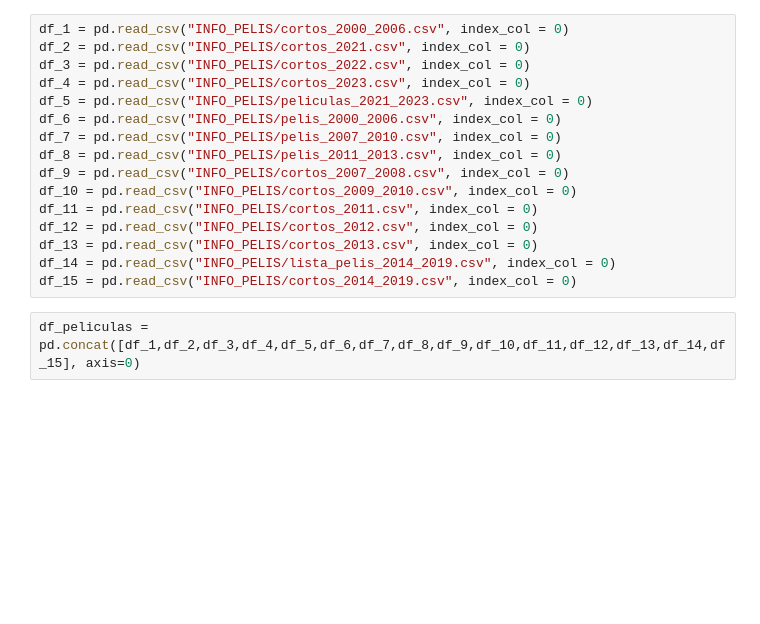
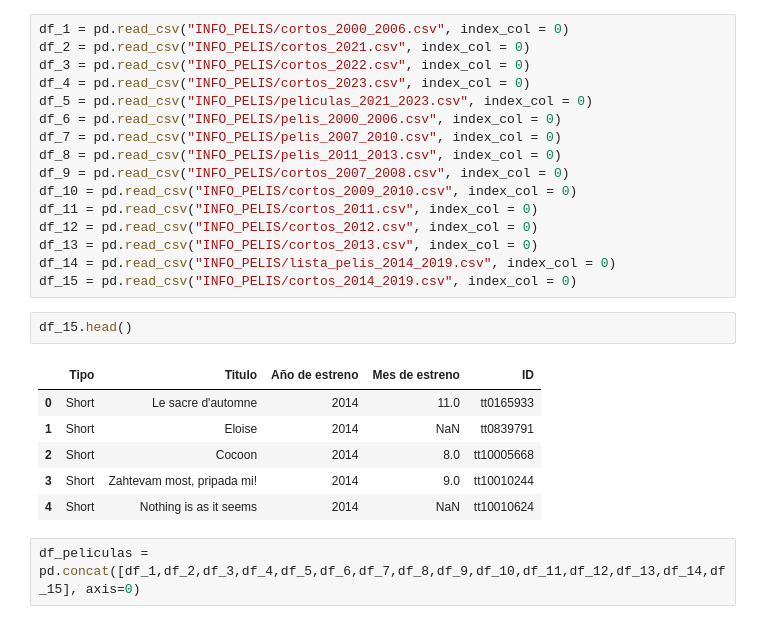
Before and after one commit to lmoraromero/proyecto-da-promo-G-modulo-2-team-2, a Jupyter notebook: pruebas_rebe.ipynb, the cells around one changed output. Saved outputs shown, nothing was run; the diff lists cells and outputs as text; blank space fills up the shorter version.

```diff
--- a/pruebas_rebe.ipynb
+++ b/pruebas_rebe.ipynb
@@ -39,6 +39,15 @@ df_12 = pd.read_csv("INFO_PELIS/cortos_2012.csv", index_col = 0)
 df_13 = pd.read_csv("INFO_PELIS/cortos_2013.csv", index_col = 0)
 df_14 = pd.read_csv("INFO_PELIS/lista_pelis_2014_2019.csv", index_col = 0)
 df_15 = pd.read_csv("INFO_PELIS/cortos_2014_2019.csv", index_col = 0)
+# %%
+df_15.head()
+# %% [output]
+|  | Tipo | Titulo | Año de estreno | Mes de estreno | ID |
+| 0 | Short | Le sacre d'automne | 2014 | 11.0 | tt0165933 |
+| 1 | Short | Eloise | 2014 | NaN | tt0839791 |
+| 2 | Short | Cocoon | 2014 | 8.0 | tt10005668 |
+| 3 | Short | Zahtevam most, pripada mi! | 2014 | 9.0 | tt10010244 |
+| 4 | Short | Nothing is as it seems | 2014 | NaN | tt10010624 |
 # %%
 df_peliculas = pd.concat([df_1,df_2,df_3,df_4,df_5,df_6,df_7,df_8,df_9,df_10,df_11,df_12,df_13,df_14,df_15], axis=0)
 # %%
```
Also changed, not shown: 1 other file.
